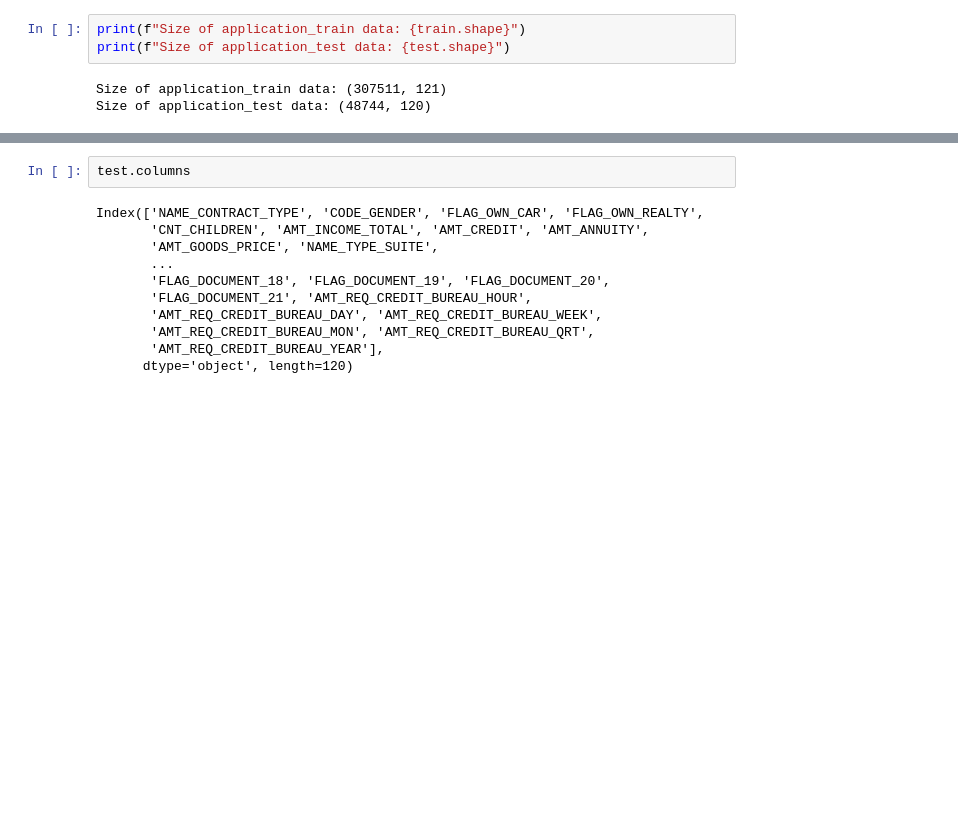
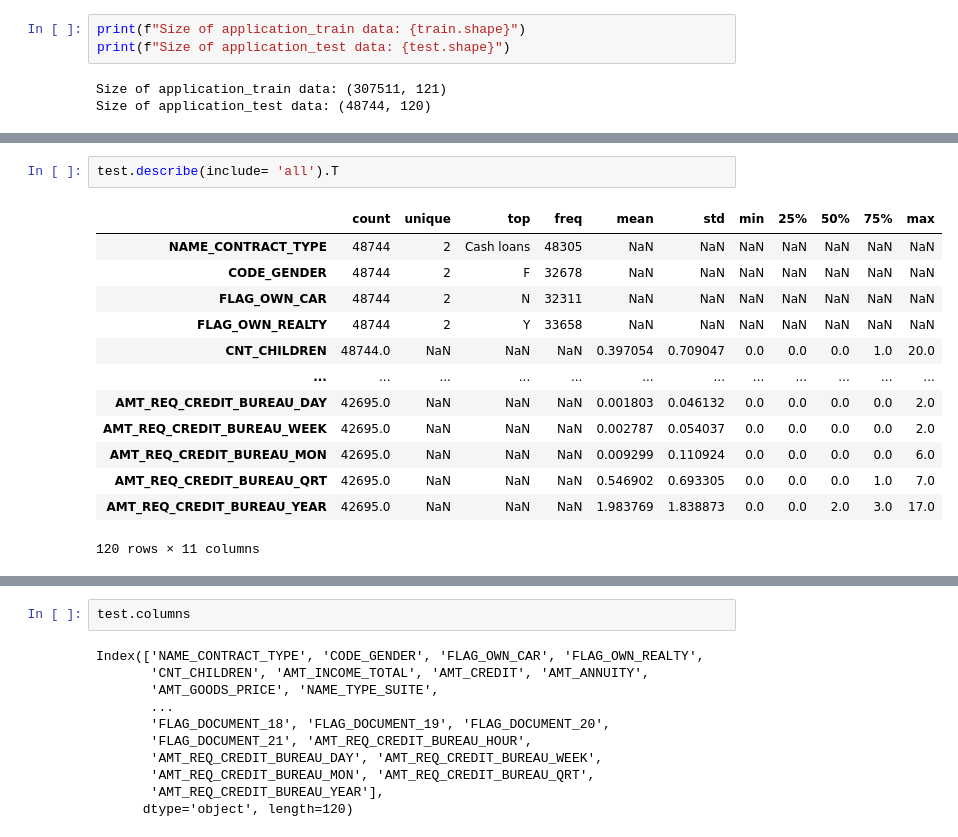
Before and after one commit to dongchanlim/MSBA, a Jupyter notebook: CapstoneProject/notebooks/EDA/EDA.ipynb, the cells around one changed output, grey strips where cells are left out. Cells and saved outputs as stored; diff of their text form; blank space fills up the shorter version.

```diff
--- a/CapstoneProject/notebooks/EDA/EDA.ipynb
+++ b/CapstoneProject/notebooks/EDA/EDA.ipynb
@@ -88,3 +90,19 @@ max                     17.000000
+# %%
+test.describe(include= 'all').T
+# %% [output]
+|  | count | unique | top | freq | mean | std | min | 25% | 50% | 75% | max |
+| NAME_CONTRACT_TYPE | 48744 | 2 | Cash loans | 48305 | NaN | NaN | NaN | NaN | NaN | NaN | NaN |
+| CODE_GENDER | 48744 | 2 | F | 32678 | NaN | NaN | NaN | NaN | NaN | NaN | NaN |
+| FLAG_OWN_CAR | 48744 | 2 | N | 32311 | NaN | NaN | NaN | NaN | NaN | NaN | NaN |
+| FLAG_OWN_REALTY | 48744 | 2 | Y | 33658 | NaN | NaN | NaN | NaN | NaN | NaN | NaN |
+| CNT_CHILDREN | 48744.0 | NaN | NaN | NaN | 0.397054 | 0.709047 | 0.0 | 0.0 | 0.0 | 1.0 | 20.0 |
+| ... | ... | ... | ... | ... | ... | ... | ... | ... | ... | ... | ... |
+| AMT_REQ_CREDIT_BUREAU_DAY | 42695.0 | NaN | NaN | NaN | 0.001803 | 0.046132 | 0.0 | 0.0 | 0.0 | 0.0 | 2.0 |
+| AMT_REQ_CREDIT_BUREAU_WEEK | 42695.0 | NaN | NaN | NaN | 0.002787 | 0.054037 | 0.0 | 0.0 | 0.0 | 0.0 | 2.0 |
+| AMT_REQ_CREDIT_BUREAU_MON | 42695.0 | NaN | NaN | NaN | 0.009299 | 0.110924 | 0.0 | 0.0 | 0.0 | 0.0 | 6.0 |
+| AMT_REQ_CREDIT_BUREAU_QRT | 42695.0 | NaN | NaN | NaN | 0.546902 | 0.693305 | 0.0 | 0.0 | 0.0 | 1.0 | 7.0 |
+| AMT_REQ_CREDIT_BUREAU_YEAR | 42695.0 | NaN | NaN | NaN | 1.983769 | 1.838873 | 0.0 | 0.0 | 2.0 | 3.0 | 17.0 |
+120 rows × 11 columns
 # %%
 train.columns
 # %% [output]
```
Also changed, not shown: parts of 15 cells of this notebook, 1 other file.
